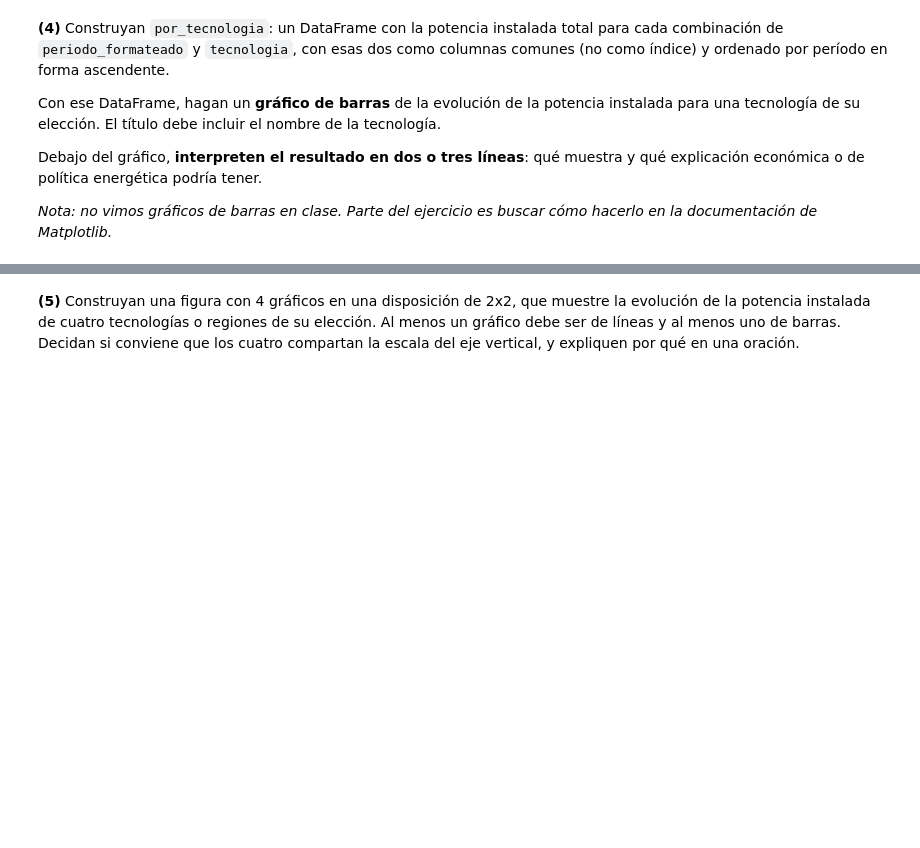
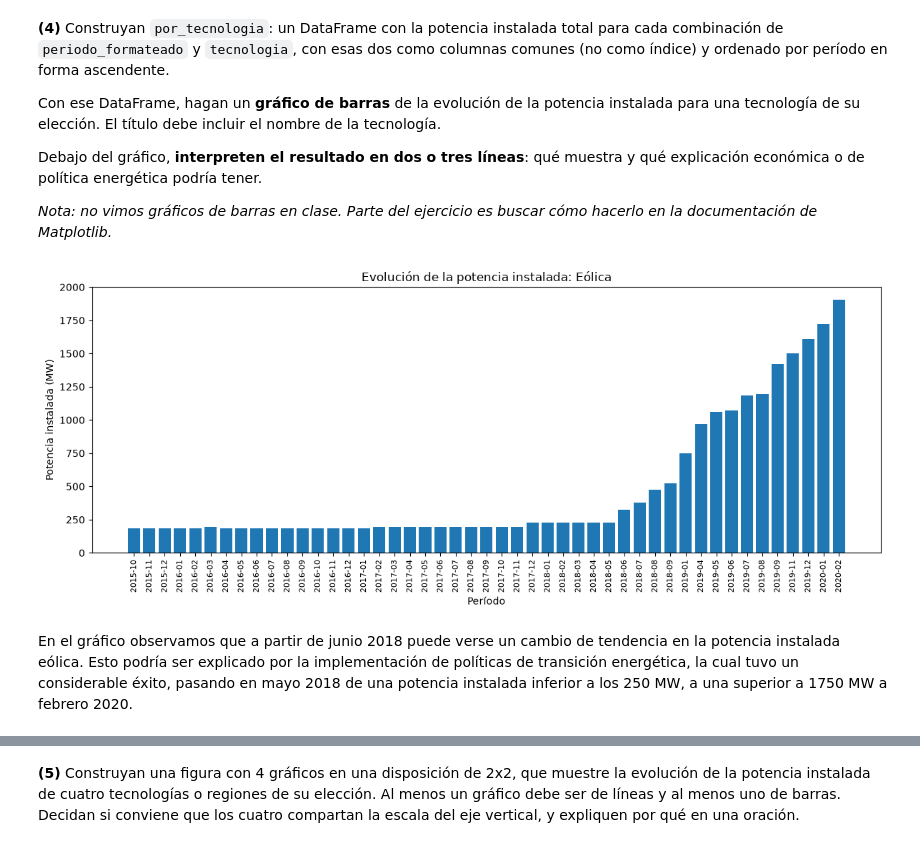
Before and after one commit to juancruz-em/PythEcon_TP5_JCEM, a Jupyter notebook: PythEcon_tp3.ipynb, the cells around one changed output, grey strips where cells are left out. Drawn from its saved outputs; the diff is of its cells as text; code cells hidden in the pictures; blank space fills up the shorter version.

```diff
--- a/PythEcon_tp3.ipynb
+++ b/PythEcon_tp3.ipynb
@@ -228,7 +564,43 @@ Debajo del gráfico, **interpreten el resultado en dos o tres líneas**: qué mu
 
 _Nota: no vimos gráficos de barras en clase. Parte del ejercicio es buscar cómo hacerlo en la documentación de Matplotlib._
 # %%
-# Su código acá
+# Sumamos la potencia para cada combinación de período y tecnología
+por_tecnologia = (
+    df_limpio.groupby(["periodo_formateado", "tecnologia"])
+    .agg({"potencia_instalada_mw": "sum"})
+    .reset_index()
+)
+
+# Ordenamos por período, de menor a mayor
+por_tecnologia = por_tecnologia.sort_values(
+    by="periodo_formateado"
+)
+
+# Seleccionamos la tecnología que queremos graficar
+eolica = por_tecnologia[
+    por_tecnologia["tecnologia"] == "Eólica"
+]
+
+# Creamos el gráfico de barras
+fig, ax = plt.subplots(figsize=(12, 5))
+
+ax.bar(
+    eolica["periodo_formateado"],
+    eolica["potencia_instalada_mw"]
+)
+
+ax.set_title("Evolución de la potencia instalada: Eólica")
+ax.set_xlabel("Período")
+ax.set_ylabel("Potencia instalada (MW)")
+ax.set_ylim(0, 2000)
+ax.tick_params(axis="x", rotation=90, labelsize=8)
+
+plt.tight_layout()
+plt.show()
+# %% [output]
+[figure, added]
+# %% [markdown]
+En el gráfico observamos que a partir de junio 2018 puede verse un cambio de tendencia en la potencia instalada eólica. Esto podría ser explicado por la implementación de políticas de transición energética, la cual tuvo un considerable éxito, pasando en mayo 2018 de una potencia instalada inferior a los 250 MW, a una superior a 1750 MW a febrero 2020.
 # %%
 # @title
 # Verificación del ejercicio 4 (no modificar)
```
Also changed, not shown: parts of 17 cells of this notebook.
